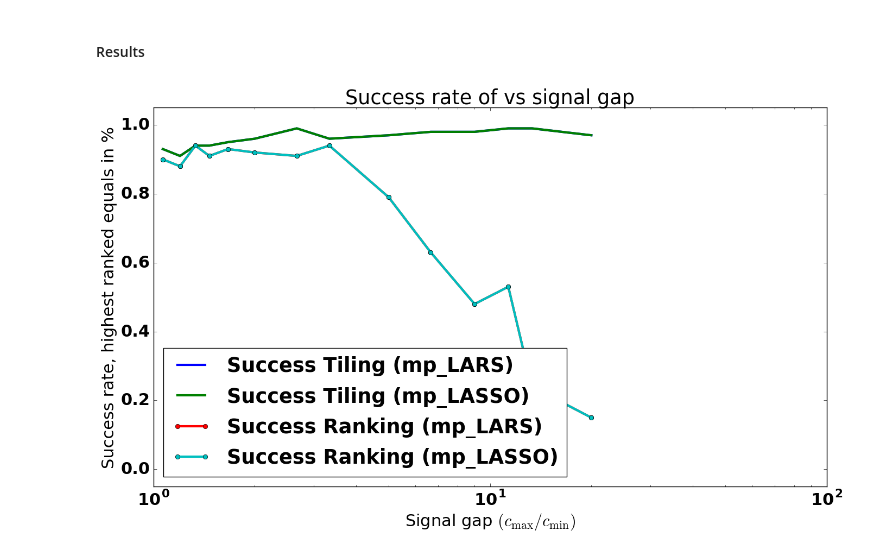
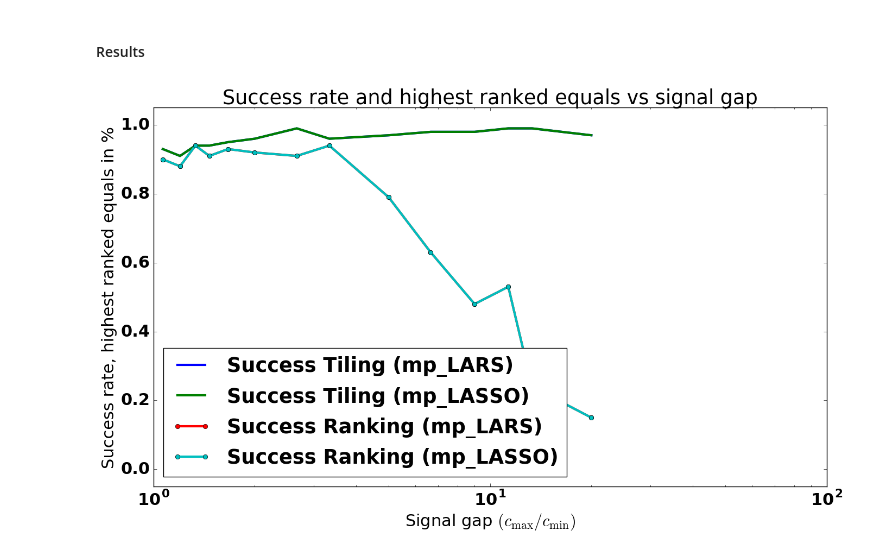
Before and after one commit to soply/mp_paper_experiments, a Jupyter notebook: Numerical experiments - Support Selection Analysis (for Gaussian random matrices).ipynb, the cells around one changed output. Cells and saved outputs as stored; diff of their text form; code cells hidden in the pictures.

```diff
--- a/Numerical experiments - Support Selection Analysis (for Gaussian random matrices).ipynb
+++ b/Numerical experiments - Support Selection Analysis (for Gaussian random matrices).ipynb
@@ -704,7 +698,6 @@ main_mp(['-t', 'run', '-i', identifier_signal_gap2], problem_signal_gap2_mpsr)
 # %%
 success_plus_highest_ranked_vs_signal_gap(
     'results_multiple_batches', identifier_signal_gap2, ['mp_LARS', 'mp_LASSO'],
-    title = r'Success rate of vs signal gap',
     xlabel = r'Signal gap $(c_{\rm{max}}/c_{\rm{min}})$', leg_loc = 'lower left')
 # %% [output]
-[figure, old version]
+[figure, new version]
```
Also changed, not shown: parts of 3 cells of this notebook, 2 other files.
